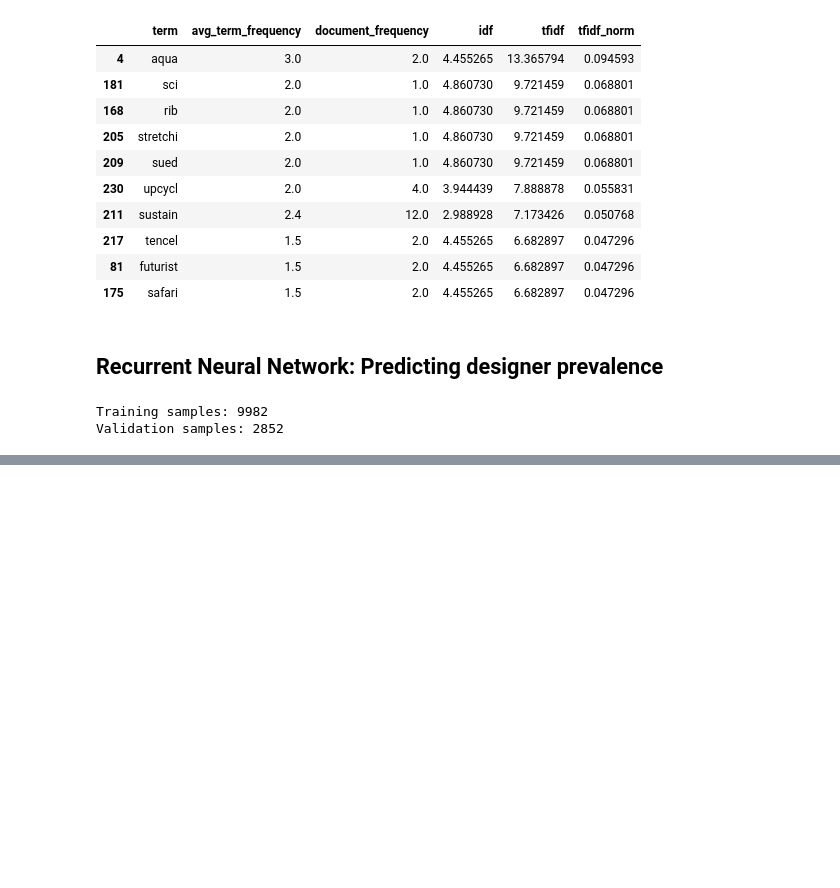
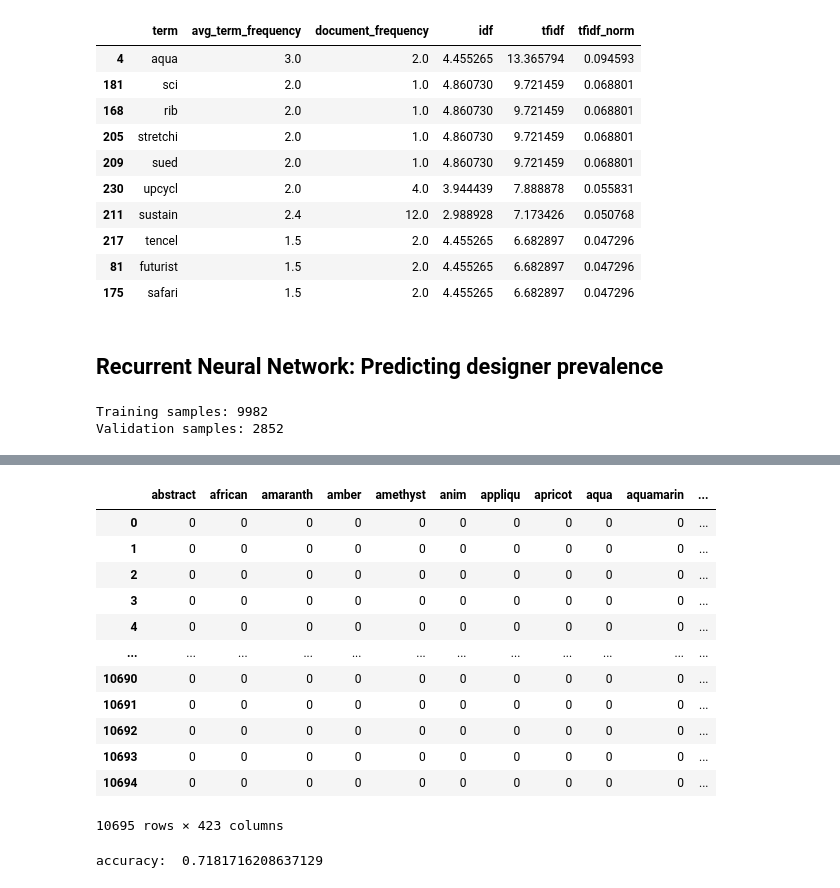
Before and after one commit to bellagracefinck/trend_cycle, a Jupyter notebook: model_creation.ipynb, the cells around one changed output, grey strips where cells are left out. Cells and saved outputs as stored; diff of their text form; code cells hidden in the pictures; blank space fills up the shorter version.

```diff
--- a/model_creation.ipynb
+++ b/model_creation.ipynb
@@ -726,0 +710,40 @@ plot_history(history)
+# %%
+X = collections[['designer','season','descriptors']].copy()
+X['descriptors'] = [' '.join(lis) for lis in X['descriptors']]
+y = [0 if x != 5 else 1 for x in collections['class']]
+X_train, X_test, y_train, y_test = train_test_split(X, y, stratify = y)
+# %%
+bow = CountVectorizer(stop_words = None, preprocessor = None, tokenizer = word_tokenize,
+                      ngram_range=(1,1), max_features = 805, max_df = 1.0, min_df = 1, binary = False)
+training_data = bow.fit_transform(X_train['descriptors'])
+test_data = bow.transform(X_test['descriptors'])
+# %%
+dftrain = pd.DataFrame(training_data.toarray())
+dftrain.columns = bow.get_feature_names_out()
+dftest = pd.DataFrame(test_data.toarray())
+dftest.columns = bow.get_feature_names_out()
+dftrain.shape
+
+dftrain
+# %% [output]
+|  | abstract | african | amaranth | amber | amethyst | anim | appliqu | apricot | aqua | aquamarin | ... |
+| 0 | 0 | 0 | 0 | 0 | 0 | 0 | 0 | 0 | 0 | 0 | ... |
+| 1 | 0 | 0 | 0 | 0 | 0 | 0 | 0 | 0 | 0 | 0 | ... |
+| 2 | 0 | 0 | 0 | 0 | 0 | 0 | 0 | 0 | 0 | 0 | ... |
+| 3 | 0 | 0 | 0 | 0 | 0 | 0 | 0 | 0 | 0 | 0 | ... |
+| 4 | 0 | 0 | 0 | 0 | 0 | 0 | 0 | 0 | 0 | 0 | ... |
+| ... | ... | ... | ... | ... | ... | ... | ... | ... | ... | ... | ... |
+| 10690 | 0 | 0 | 0 | 0 | 0 | 0 | 0 | 0 | 0 | 0 | ... |
+| 10691 | 0 | 0 | 0 | 0 | 0 | 0 | 0 | 0 | 0 | 0 | ... |
+| 10692 | 0 | 0 | 0 | 0 | 0 | 0 | 0 | 0 | 0 | 0 | ... |
+| 10693 | 0 | 0 | 0 | 0 | 0 | 0 | 0 | 0 | 0 | 0 | ... |
+| 10694 | 0 | 0 | 0 | 0 | 0 | 0 | 0 | 0 | 0 | 0 | ... |
+10695 rows × 423 columns
+# %%
+clf = MultinomialNB()
+model = clf.fit(dftrain, y_train)
+preds = model.predict(dftest)
+accuracy = accuracy_score(y_test, preds)
+print('accuracy: ', accuracy)
+# %% [output]
+accuracy:  0.7181716208637129
```
Also changed, not shown: parts of 16 cells of this notebook, 1 other file.
